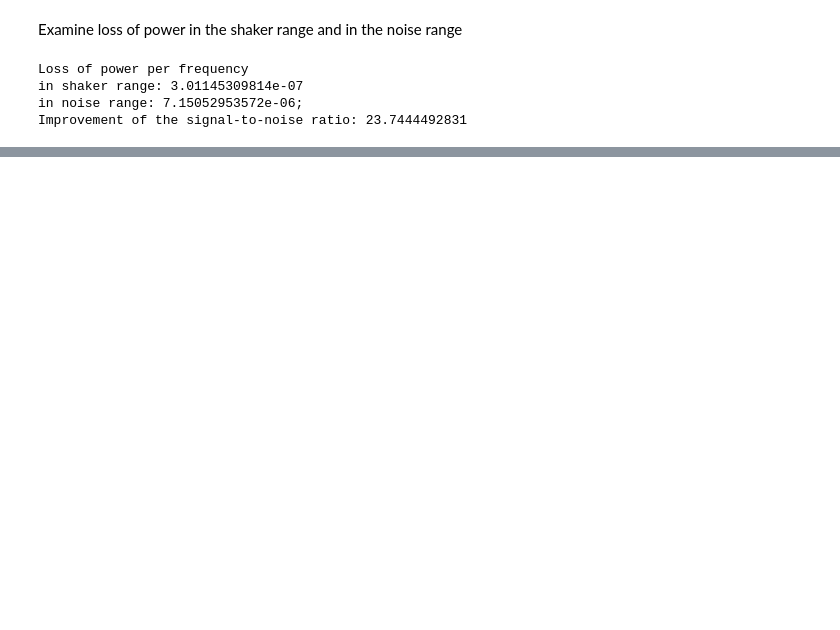
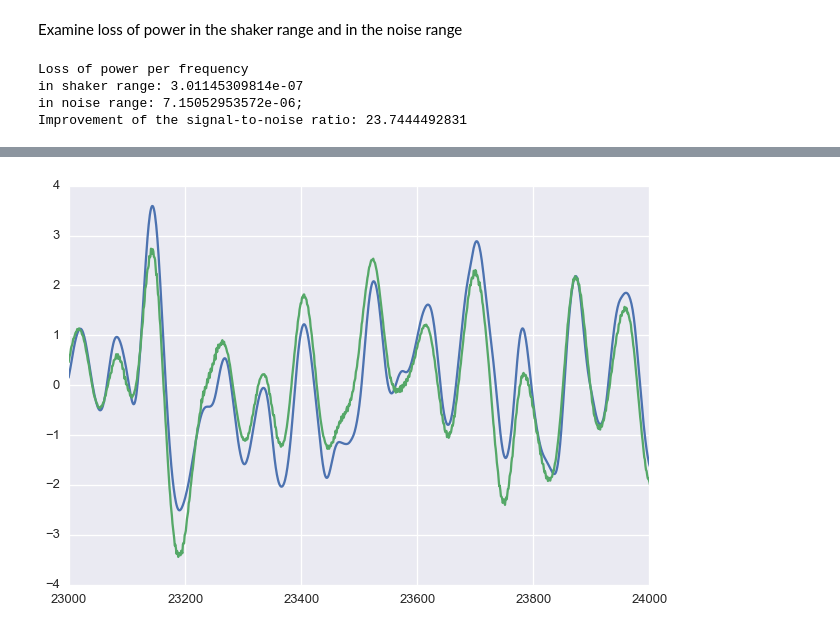
Before and after one commit to antopolskiy/code_showcase, a Jupyter notebook: motor_tracking.ipynb, the cells around one changed output, grey strips where cells are left out. Saved outputs shown, nothing was run; the diff lists cells and outputs as text; code cells hidden in the pictures; blank space fills up the shorter version.

```diff
--- a/motor_tracking.ipynb
+++ b/motor_tracking.ipynb
@@ -139,0 +181,19 @@ shaker_traces = shaker_traces.apply(lambda x: savgol_filter(x,101,7),axis=1)
+# %%
+def align_signals(early_signal,late_signal,samples_delay):
+    """
+    Aligns two signals by padding their ends with zeros.
+    """
+    return np.append(np.zeros(samples_delay),early_signal), \
+           np.append(late_signal, np.zeros(samples_delay))
+# %%
+signal, shaker = align_signals(signal,shaker,delay_samples)
+
+# check singal alignment
+plt.figure()
+plt.plot(signal)
+plt.plot(shaker)
+plt.xlim(23000,24000)
+plt.ylim(-4,4)
+plt.show()
+# %% [output]
+[figure, added]
```
Also changed, not shown: parts of 11 cells of this notebook.
